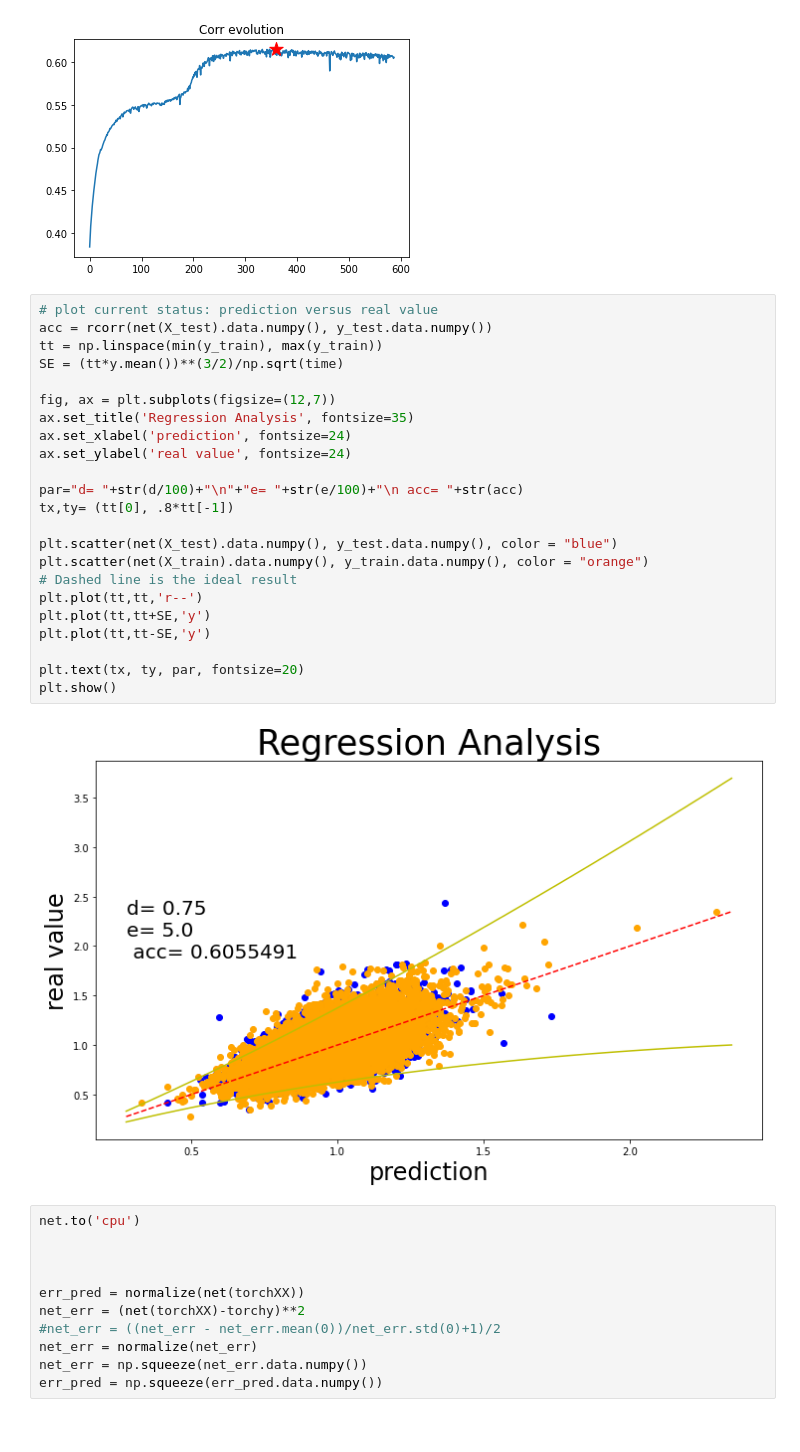
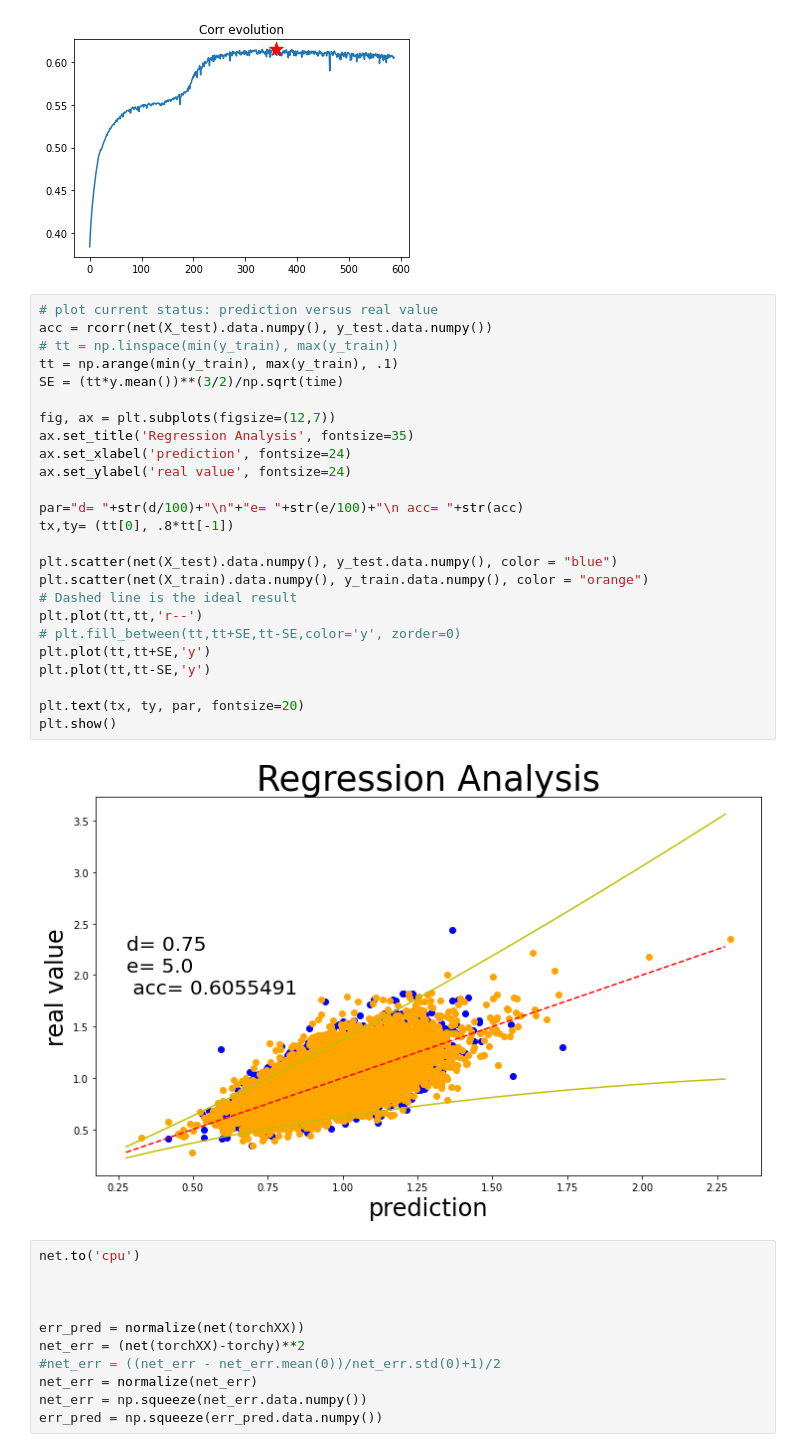
Before and after one commit to Simone7monaco/PatchyParticles, a Jupyter notebook: MULTI_OrderParameters.ipynb, the cells around one changed output. Cells and saved outputs as stored; diff of their text form.

```diff
--- a/MULTI_OrderParameters.ipynb
+++ b/MULTI_OrderParameters.ipynb
@@ -560,28 +560,30 @@ plt.show()
 # %%
 # plot current status: prediction versus real value
 acc = rcorr(net(X_test).data.numpy(), y_test.data.numpy())
-tt = np.linspace(min(y_train), max(y_train))
+# tt = np.linspace(min(y_train), max(y_train))
+tt = np.arange(min(y_train), max(y_train), .1)
 SE = (tt*y.mean())**(3/2)/np.sqrt(time)
 
 fig, ax = plt.subplots(figsize=(12,7))
 ax.set_title('Regression Analysis', fontsize=35)
 ax.set_xlabel('prediction', fontsize=24)
 ax.set_ylabel('real value', fontsize=24)
 
 par="d= "+str(d/100)+"\n"+"e= "+str(e/100)+"\n acc= "+str(acc)
 tx,ty= (tt[0], .8*tt[-1])
 
 plt.scatter(net(X_test).data.numpy(), y_test.data.numpy(), color = "blue")
 plt.scatter(net(X_train).data.numpy(), y_train.data.numpy(), color = "orange")
 # Dashed line is the ideal result
 plt.plot(tt,tt,'r--')
+# plt.fill_between(tt,tt+SE,tt-SE,color='y', zorder=0)
 plt.plot(tt,tt+SE,'y')
 plt.plot(tt,tt-SE,'y')
 
 plt.text(tx, ty, par, fontsize=20)
 plt.show()
 # %% [output]
-[figure, old version]
+[figure, new version]
 # %%
 net.to('cpu')
 
```
